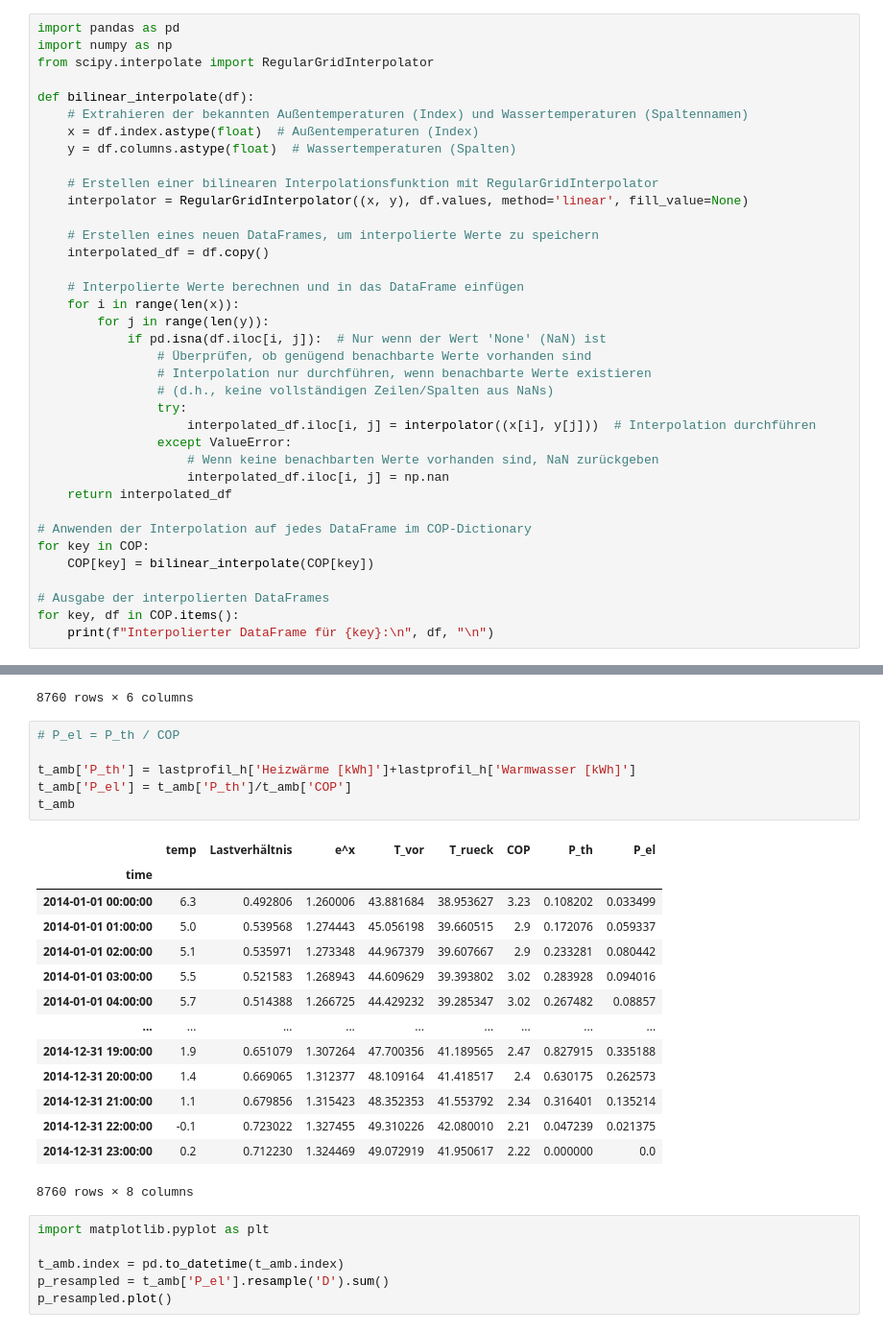
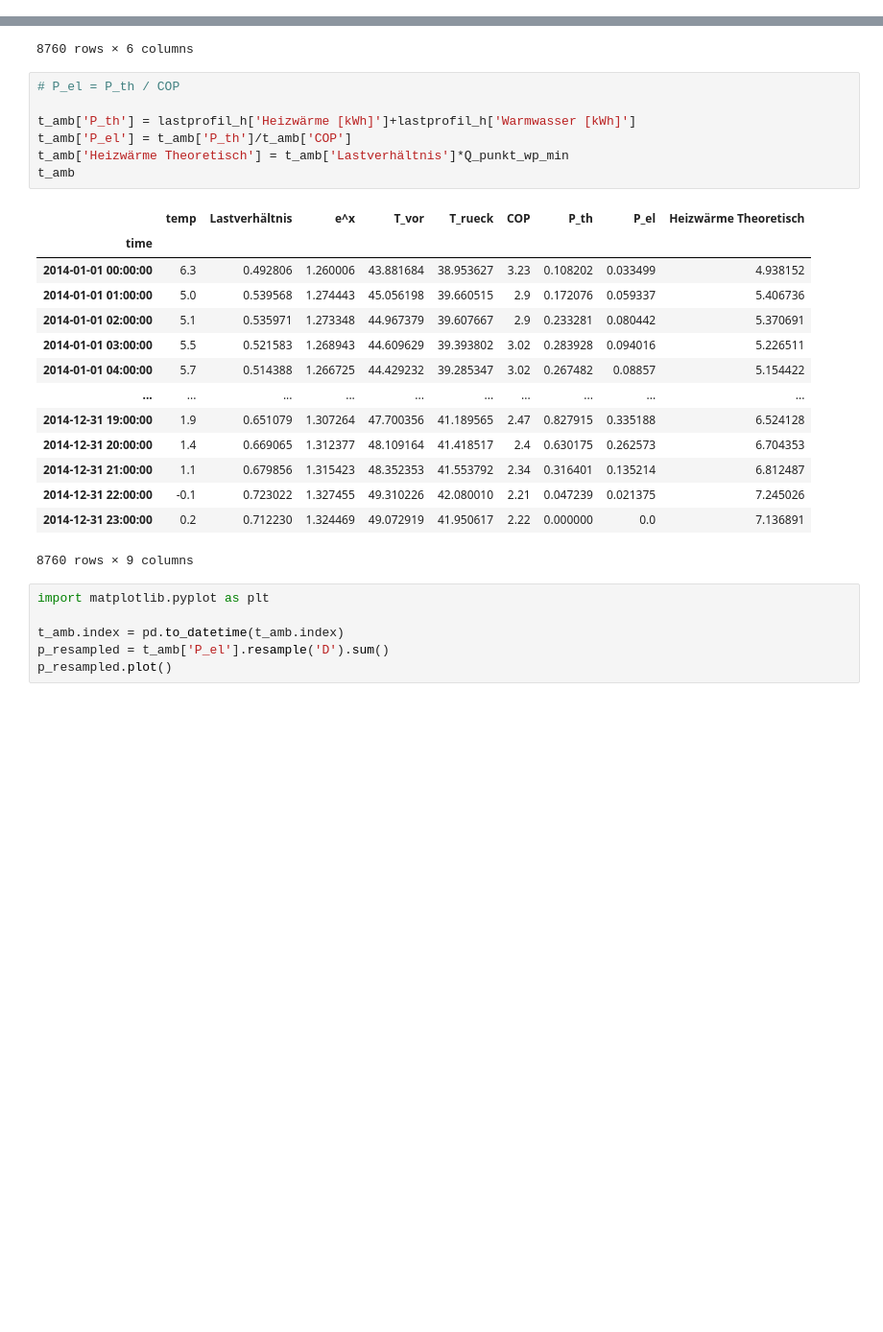
Before and after one commit to d-esplo/hemsrechner, a Jupyter notebook: wp_auswahl_250108.ipynb, the cells around one changed output, grey strips where cells are left out. Shown at 96% size. Saved outputs shown, nothing was run; the diff lists cells and outputs as text; blank space fills up the shorter version.

Commit message:
Heizleistung in Abhängigkeit der Außentemperatur erstellt

```diff
--- a/wp_auswahl_250108.ipynb
+++ b/wp_auswahl_250108.ipynb
@@ -754,37 +686,0 @@ T_aussenluft
-# %%
-import pandas as pd
-import numpy as np
-from scipy.interpolate import RegularGridInterpolator
-
-def bilinear_interpolate(df):
-    # Extrahieren der bekannten Außentemperaturen (Index) und Wassertemperaturen (Spaltennamen)
-    x = df.index.astype(float)  # Außentemperaturen (Index)
-    y = df.columns.astype(float)  # Wassertemperaturen (Spalten)
-
-    # Erstellen einer bilinearen Interpolationsfunktion mit RegularGridInterpolator
-    interpolator = RegularGridInterpolator((x, y), df.values, method='linear', fill_value=None)
-
-    # Erstellen eines neuen DataFrames, um interpolierte Werte zu speichern
-    interpolated_df = df.copy()
-
-    # Interpolierte Werte berechnen und in das DataFrame einfügen
-    for i in range(len(x)):
-        for j in range(len(y)):
-            if pd.isna(df.iloc[i, j]):  # Nur wenn der Wert 'None' (NaN) ist
-                # Überprüfen, ob genügend benachbarte Werte vorhanden sind
-                # Interpolation nur durchführen, wenn benachbarte Werte existieren
-                # (d.h., keine vollständigen Zeilen/Spalten aus NaNs)
-                try:
-                    interpolated_df.iloc[i, j] = interpolator((x[i], y[j]))  # Interpolation durchführen
-                except ValueError:
-                    # Wenn keine benachbarten Werte vorhanden sind, NaN zurückgeben
-                    interpolated_df.iloc[i, j] = np.nan
-    return interpolated_df
-
-# Anwenden der Interpolation auf jedes DataFrame im COP-Dictionary
-for key in COP:
-    COP[key] = bilinear_interpolate(COP[key])
-
-# Ausgabe der interpolierten DataFrames
-for key, df in COP.items():
-    print(f"Interpolierter DataFrame für {key}:\n", df, "\n")
@@ -1126,24 +929,25 @@ t_amb
 # %%
 # P_el = P_th / COP
 
 t_amb['P_th'] = lastprofil_h['Heizwärme [kWh]']+lastprofil_h['Warmwasser [kWh]']
 t_amb['P_el'] = t_amb['P_th']/t_amb['COP']
+t_amb['Heizwärme Theoretisch'] = t_amb['Lastverhältnis']*Q_punkt_wp_min
 t_amb
 # %% [output]
-|  | temp | Lastverhältnis | e^x | T_vor | T_rueck | COP | P_th | P_el |
-| time |  |  |  |  |  |  |  |  |
-| 2014-01-01 00:00:00 | 6.3 | 0.492806 | 1.260006 | 43.881684 | 38.953627 | 3.23 | 0.108202 | 0.033499 |
-| 2014-01-01 01:00:00 | 5.0 | 0.539568 | 1.274443 | 45.056198 | 39.660515 | 2.9 | 0.172076 | 0.059337 |
-| 2014-01-01 02:00:00 | 5.1 | 0.535971 | 1.273348 | 44.967379 | 39.607667 | 2.9 | 0.233281 | 0.080442 |
-| 2014-01-01 03:00:00 | 5.5 | 0.521583 | 1.268943 | 44.609629 | 39.393802 | 3.02 | 0.283928 | 0.094016 |
-| 2014-01-01 04:00:00 | 5.7 | 0.514388 | 1.266725 | 44.429232 | 39.285347 | 3.02 | 0.267482 | 0.08857 |
-| ... | ... | ... | ... | ... | ... | ... | ... | ... |
-| 2014-12-31 19:00:00 | 1.9 | 0.651079 | 1.307264 | 47.700356 | 41.189565 | 2.47 | 0.827915 | 0.335188 |
-| 2014-12-31 20:00:00 | 1.4 | 0.669065 | 1.312377 | 48.109164 | 41.418517 | 2.4 | 0.630175 | 0.262573 |
-| 2014-12-31 21:00:00 | 1.1 | 0.679856 | 1.315423 | 48.352353 | 41.553792 | 2.34 | 0.316401 | 0.135214 |
-| 2014-12-31 22:00:00 | -0.1 | 0.723022 | 1.327455 | 49.310226 | 42.080010 | 2.21 | 0.047239 | 0.021375 |
-| 2014-12-31 23:00:00 | 0.2 | 0.712230 | 1.324469 | 49.072919 | 41.950617 | 2.22 | 0.000000 | 0.0 |
+|  | temp | Lastverhältnis | e^x | T_vor | T_rueck | COP | P_th | P_el | Heizwärme Theoretisch |
+| time |  |  |  |  |  |  |  |  |  |
+| 2014-01-01 00:00:00 | 6.3 | 0.492806 | 1.260006 | 43.881684 | 38.953627 | 3.23 | 0.108202 | 0.033499 | 4.938152 |
+| 2014-01-01 01:00:00 | 5.0 | 0.539568 | 1.274443 | 45.056198 | 39.660515 | 2.9 | 0.172076 | 0.059337 | 5.406736 |
+| 2014-01-01 02:00:00 | 5.1 | 0.535971 | 1.273348 | 44.967379 | 39.607667 | 2.9 | 0.233281 | 0.080442 | 5.370691 |
+| 2014-01-01 03:00:00 | 5.5 | 0.521583 | 1.268943 | 44.609629 | 39.393802 | 3.02 | 0.283928 | 0.094016 | 5.226511 |
+| 2014-01-01 04:00:00 | 5.7 | 0.514388 | 1.266725 | 44.429232 | 39.285347 | 3.02 | 0.267482 | 0.08857 | 5.154422 |
+| ... | ... | ... | ... | ... | ... | ... | ... | ... | ... |
+| 2014-12-31 19:00:00 | 1.9 | 0.651079 | 1.307264 | 47.700356 | 41.189565 | 2.47 | 0.827915 | 0.335188 | 6.524128 |
+| 2014-12-31 20:00:00 | 1.4 | 0.669065 | 1.312377 | 48.109164 | 41.418517 | 2.4 | 0.630175 | 0.262573 | 6.704353 |
+| 2014-12-31 21:00:00 | 1.1 | 0.679856 | 1.315423 | 48.352353 | 41.553792 | 2.34 | 0.316401 | 0.135214 | 6.812487 |
+| 2014-12-31 22:00:00 | -0.1 | 0.723022 | 1.327455 | 49.310226 | 42.080010 | 2.21 | 0.047239 | 0.021375 | 7.245026 |
+| 2014-12-31 23:00:00 | 0.2 | 0.712230 | 1.324469 | 49.072919 | 41.950617 | 2.22 | 0.000000 | 0.0 | 7.136891 |
-8760 rows × 8 columns
+8760 rows × 9 columns
 # %%
 import matplotlib.pyplot as plt
 
```
Also changed, not shown: parts of 7 cells of this notebook.
